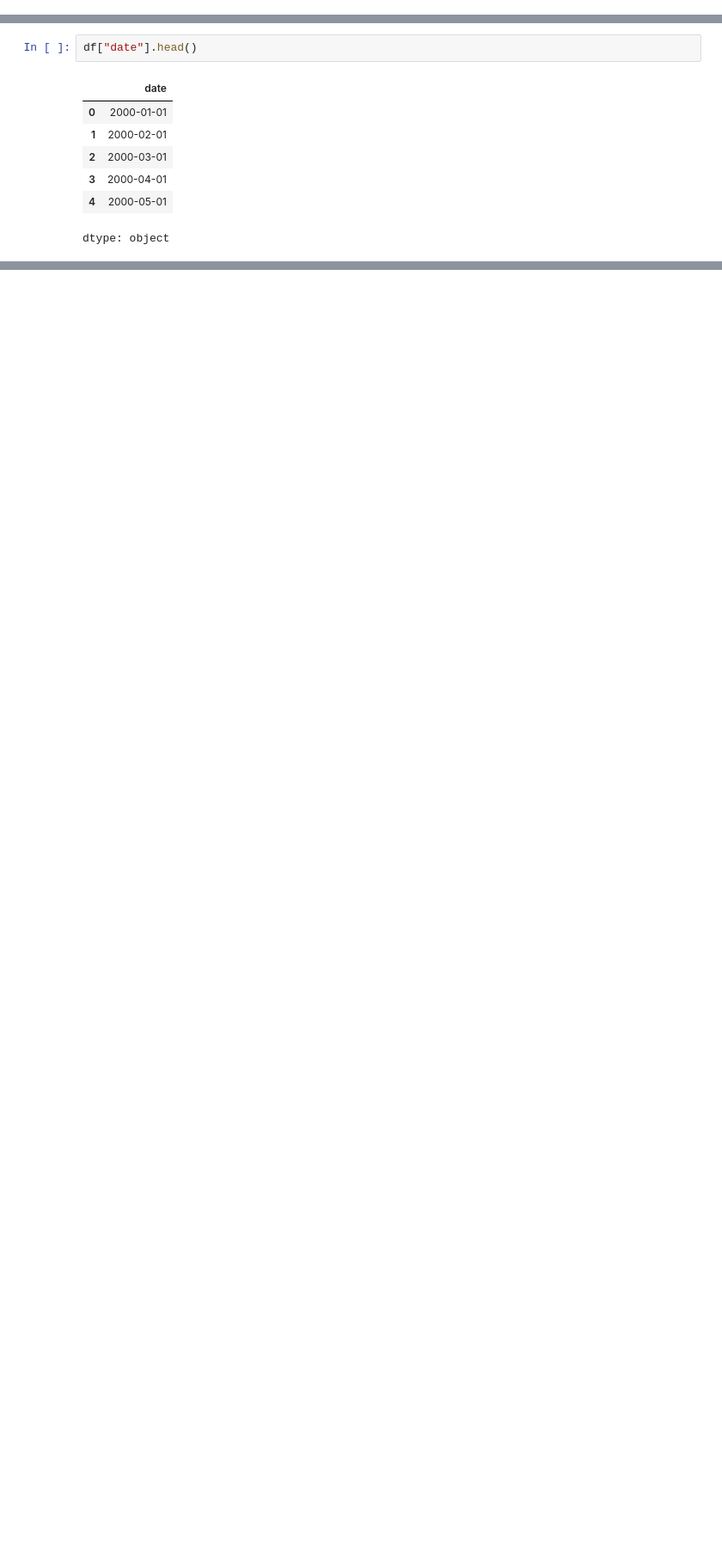
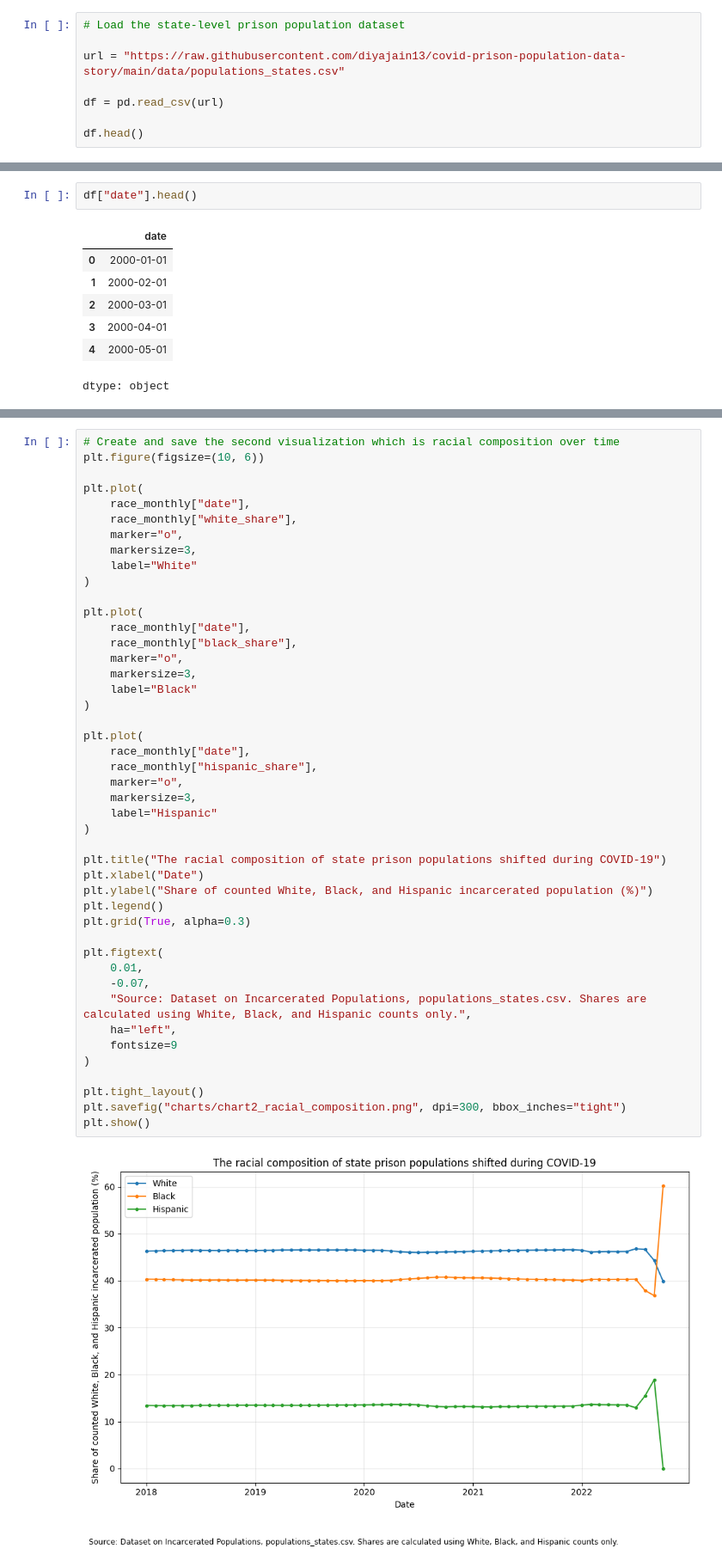
Before and after one commit to diyajain13/covid-prison-population-data-story, a Jupyter notebook: analysis.ipynb, the cells around one changed output, grey strips where cells are left out. Shown at 86% size. Cells and saved outputs as stored; diff of their text form; blank space fills up the shorter version.

```diff
--- a/analysis.ipynb
+++ b/analysis.ipynb
@@ -62,0 +12,8 @@ dtype: int64
+# %%
+# Load the state-level prison population dataset
+
+url = "https://raw.githubusercontent.com/diyajain13/covid-prison-population-data-story/main/data/populations_states.csv"
+
+df = pd.read_csv(url)
+
+df.head()
@@ -86,0 +198,47 @@ Path("charts").mkdir(exist_ok=True)
+# %%
+# Create and save the second visualization which is racial composition over time
+plt.figure(figsize=(10, 6))
+
+plt.plot(
+    race_monthly["date"],
+    race_monthly["white_share"],
+    marker="o",
+    markersize=3,
+    label="White"
+)
+
+plt.plot(
+    race_monthly["date"],
+    race_monthly["black_share"],
+    marker="o",
+    markersize=3,
+    label="Black"
+)
+
+plt.plot(
+    race_monthly["date"],
+    race_monthly["hispanic_share"],
+    marker="o",
+    markersize=3,
+    label="Hispanic"
+)
+
+plt.title("The racial composition of state prison populations shifted during COVID-19")
+plt.xlabel("Date")
+plt.ylabel("Share of counted White, Black, and Hispanic incarcerated population (%)")
+plt.legend()
+plt.grid(True, alpha=0.3)
+
+plt.figtext(
+    0.01,
+    -0.07,
+    "Source: Dataset on Incarcerated Populations, populations_states.csv. Shares are calculated using White, Black, and Hispanic counts only.",
+    ha="left",
+    fontsize=9
+)
+
+plt.tight_layout()
+plt.savefig("charts/chart2_racial_composition.png", dpi=300, bbox_inches="tight")
+plt.show()
+# %% [output]
+[figure, added]
```
Also changed, not shown: parts of 17 cells of this notebook.
